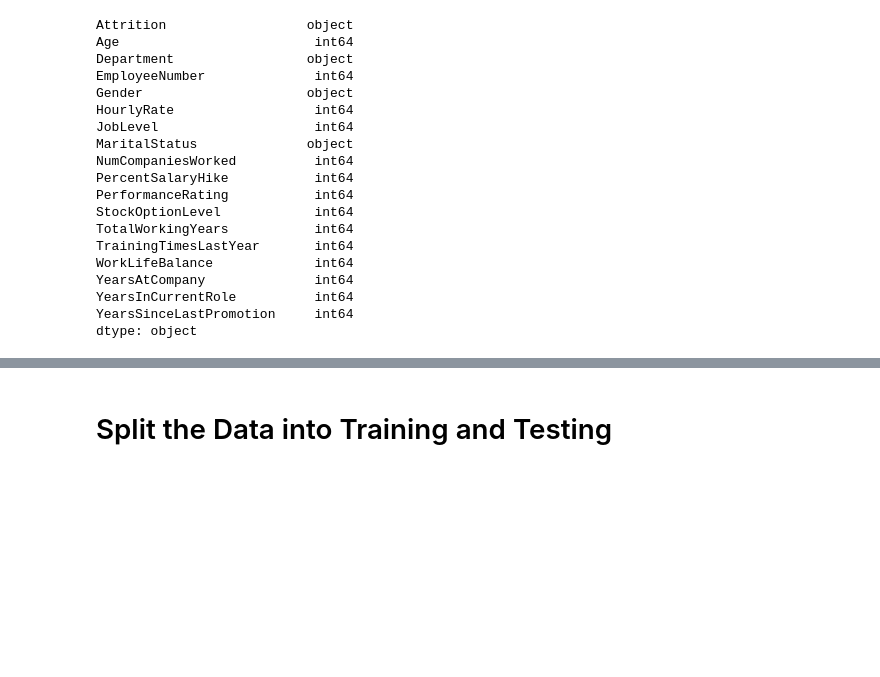
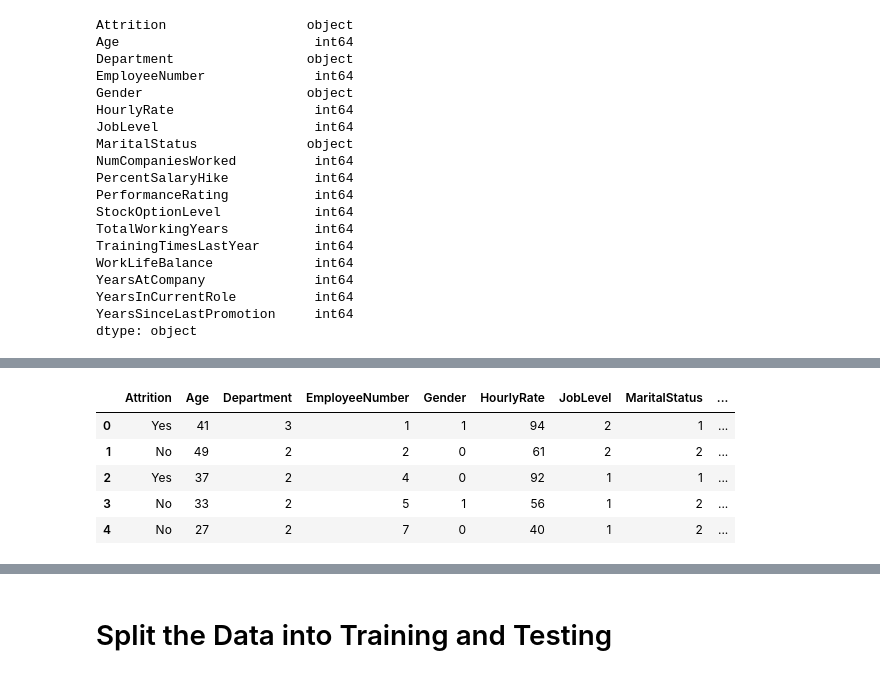
Before and after one commit to mxx8813/Employee_Attrition, a Jupyter notebook: Employee_Attrition.ipynb, the cells around one changed output, grey strips where cells are left out. Saved outputs shown, nothing was run; the diff lists cells and outputs as text; code cells hidden in the pictures; blank space fills up the shorter version.

```diff
--- a/Employee_Attrition.ipynb
+++ b/Employee_Attrition.ipynb
@@ -74,0 +123,21 @@ dtype: object
+# %%
+# Transform String column for Deparment
+
+def change_string(dept):
+    if dept == "Human Resources":
+        return 1
+    elif dept == "Research & Development":
+        return 2
+    elif dept == "Sales":
+        return 3
+    else: return 0
+
+attrition_df["Department"] = attrition_df["Department"].apply(change_string)
+attrition_df.head()
+# %% [output]
+|  | Attrition | Age | Department | EmployeeNumber | Gender | HourlyRate | JobLevel | MaritalStatus | ... |
+| 0 | Yes | 41 | 3 | 1 | 1 | 94 | 2 | 1 | ... |
+| 1 | No | 49 | 2 | 2 | 0 | 61 | 2 | 2 | ... |
+| 2 | Yes | 37 | 2 | 4 | 0 | 92 | 1 | 1 | ... |
+| 3 | No | 33 | 2 | 5 | 1 | 56 | 1 | 2 | ... |
+| 4 | No | 27 | 2 | 7 | 0 | 40 | 1 | 2 | ... |
```
Also changed, not shown: parts of 23 cells of this notebook.
